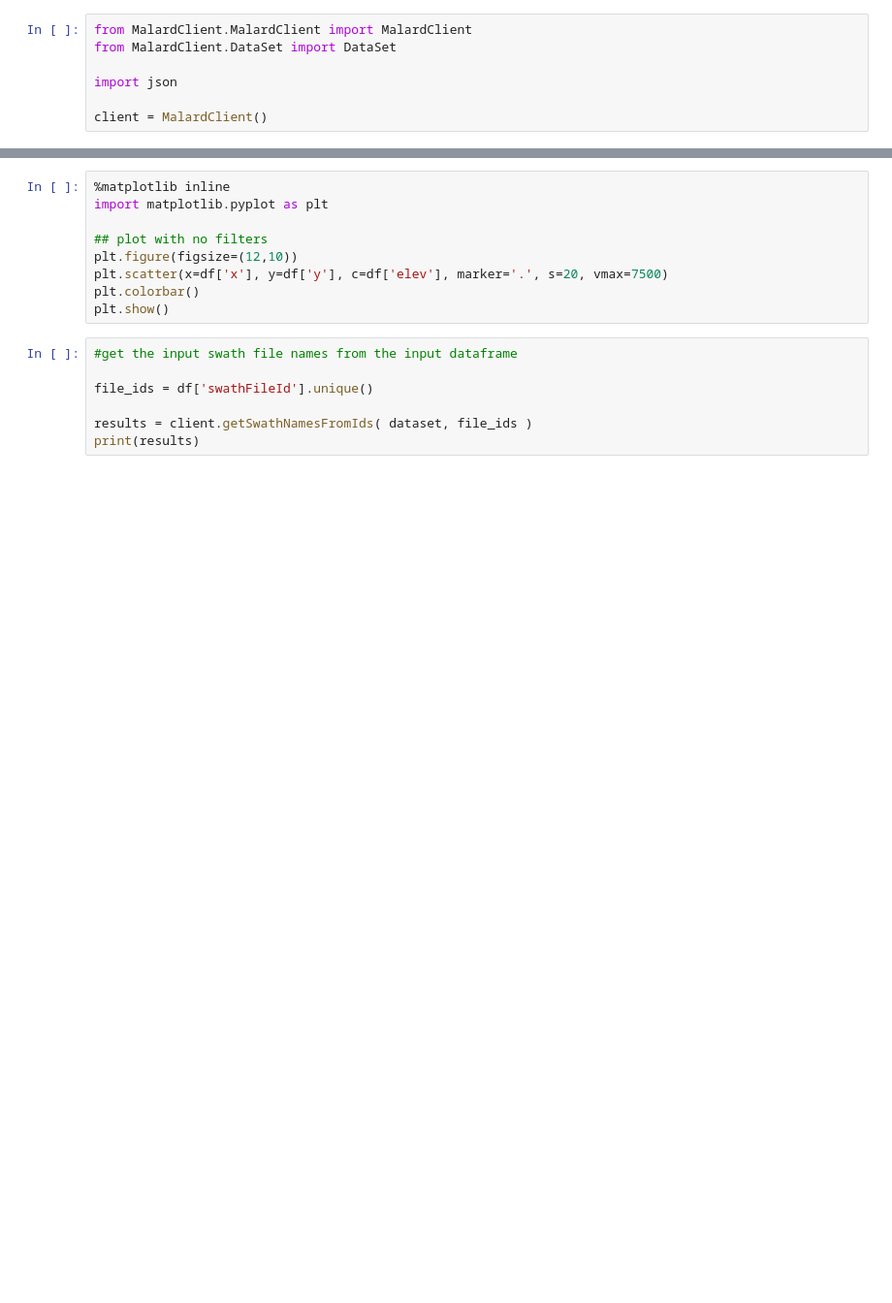
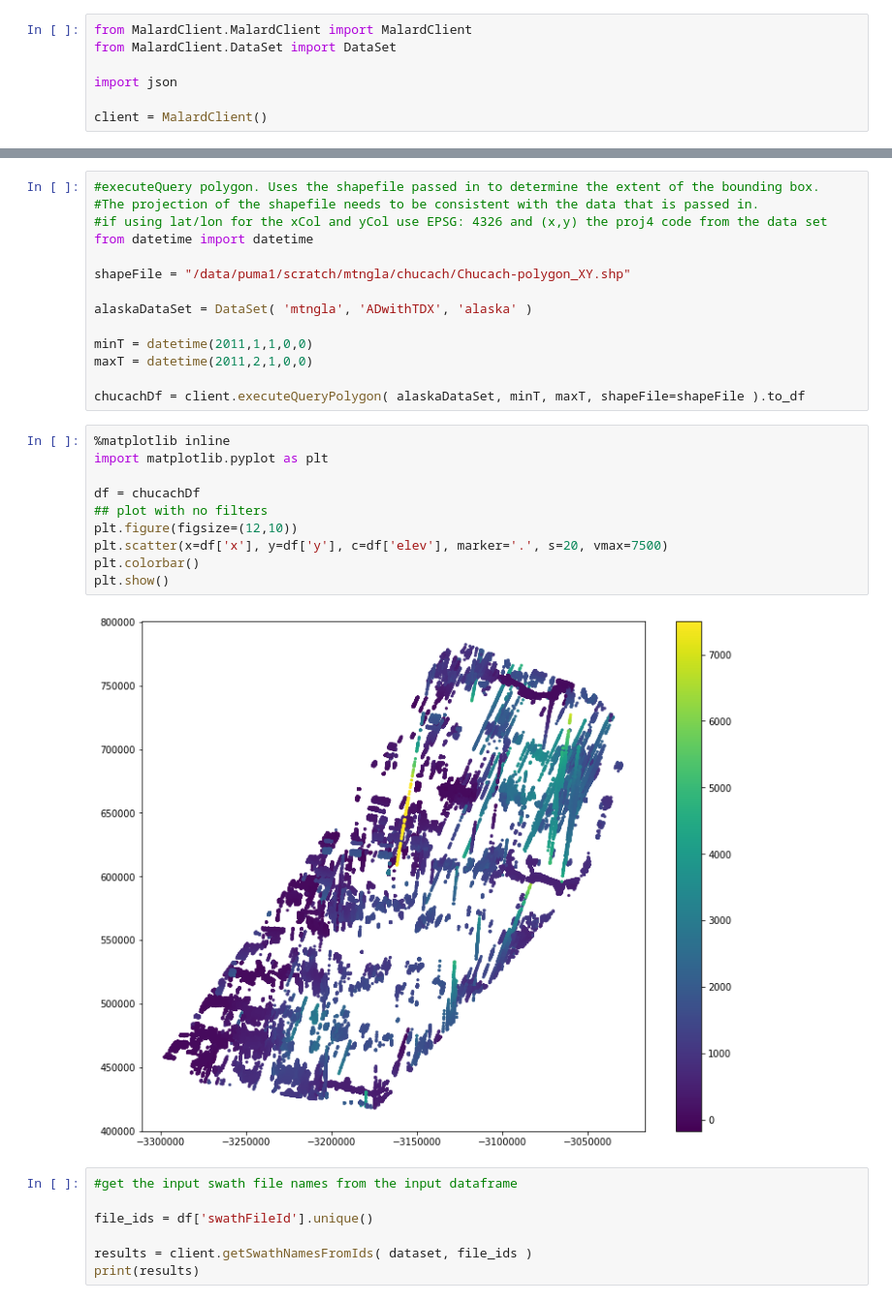
Before and after one commit to whigg/malard, a Jupyter notebook: python/Examples/MalardClientTutorial.ipynb, the cells around one changed output, grey strips where cells are left out. Shown at 97% size. Cells and saved outputs as stored; diff of their text form; blank space fills up the shorter version.

Commit message:
executeQueryPolygon method added to allow the bounding box to be specified as a shapefile.

```diff
--- a/python/Examples/MalardClientTutorial.ipynb
+++ b/python/Examples/MalardClientTutorial.ipynb
@@ -54,12 +73,29 @@ client.releaseCacheHandle( resultInfo.resultFileName )
+# %%
+#executeQuery polygon. Uses the shapefile passed in to determine the extent of the bounding box.
+#The projection of the shapefile needs to be consistent with the data that is passed in.
+#if using lat/lon for the xCol and yCol use EPSG: 4326 and (x,y) the proj4 code from the data set
+from datetime import datetime
+
+shapeFile = "/data/puma1/scratch/mtngla/chucach/Chucach-polygon_XY.shp"
+
+alaskaDataSet = DataSet( 'mtngla', 'ADwithTDX', 'alaska' )
+
+minT = datetime(2011,1,1,0,0)
+maxT = datetime(2011,2,1,0,0)
+
+chucachDf = client.executeQueryPolygon( alaskaDataSet, minT, maxT, shapeFile=shapeFile ).to_df
 # %%
 %matplotlib inline
 import matplotlib.pyplot as plt
 
+df = chucachDf
 ## plot with no filters
 plt.figure(figsize=(12,10))
 plt.scatter(x=df['x'], y=df['y'], c=df['elev'], marker='.', s=20, vmax=7500)
 plt.colorbar()
 plt.show()
+# %% [output]
+[figure, added]
 # %%
 #get the input swath file names from the input dataframe
 
```
Also changed, not shown: parts of 5 cells of this notebook, 2 other files.
